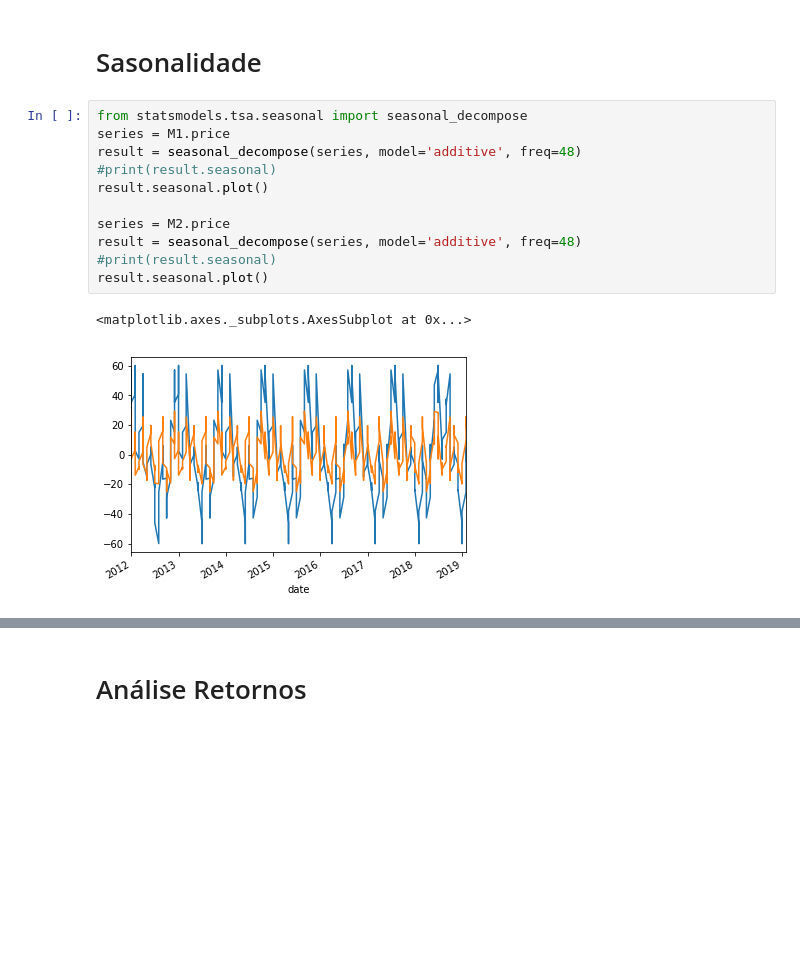
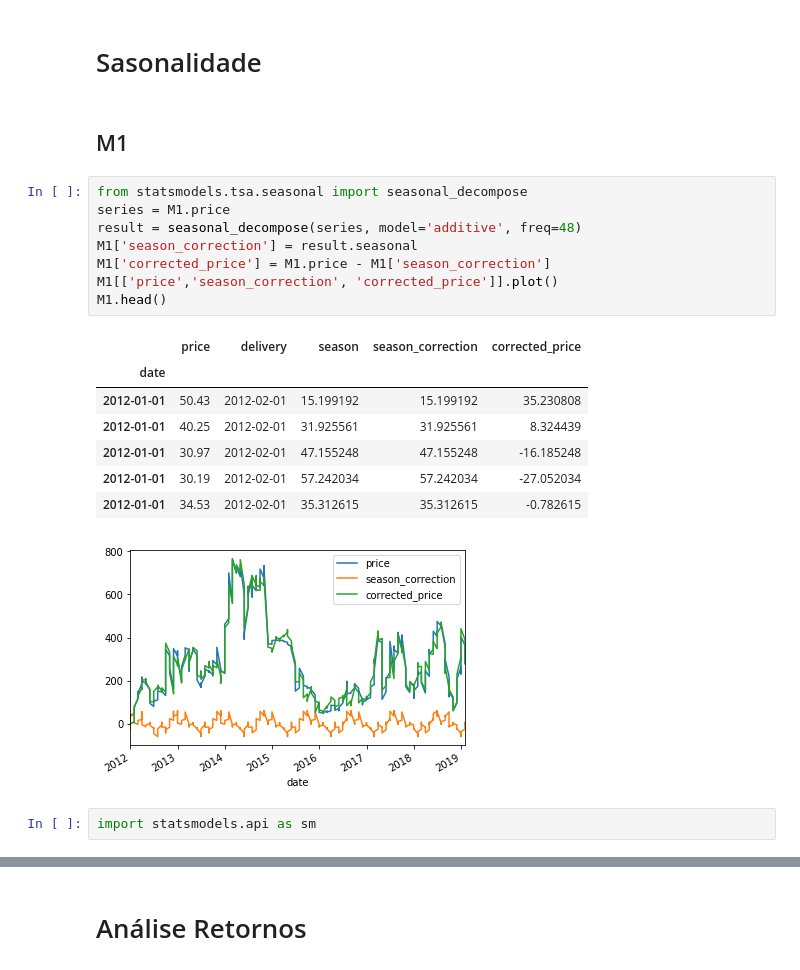
Before and after one commit to pedroargento/Mestrado, a Jupyter notebook: codigo.ipynb, the cells around one changed output, grey strips where cells are left out. Drawn from its saved outputs; the diff is of its cells as text; blank space fills up the shorter version.

Commit message:
Seasonality analysis and MSM

```diff
--- a/codigo.ipynb
+++ b/codigo.ipynb
@@ -122,17 +122,24 @@ fig.savefig(ospath(os.getcwd() + '/figs/priceSeries.png'))
 [figure]
 # %% [markdown]
 # Sasonalidade
+# %% [markdown]
+## M1
 # %%
 from statsmodels.tsa.seasonal import seasonal_decompose
 series = M1.price
 result = seasonal_decompose(series, model='additive', freq=48)
-#print(result.seasonal)
-result.seasonal.plot()
-
-series = M2.price
-result = seasonal_decompose(series, model='additive', freq=48)
-#print(result.seasonal)
-result.seasonal.plot()
+M1['season_correction'] = result.seasonal
+M1['corrected_price'] = M1.price - M1['season_correction']
+M1[['price','season_correction', 'corrected_price']].plot()
+M1.head()
 # %% [output]
-<matplotlib.axes._subplots.AxesSubplot at 0x...>
+|  | price | delivery | season | season_correction | corrected_price |
+| date |  |  |  |  |  |
+| 2012-01-01 | 50.43 | 2012-02-01 | 15.199192 | 15.199192 | 35.230808 |
+| 2012-01-01 | 40.25 | 2012-02-01 | 31.925561 | 31.925561 | 8.324439 |
+| 2012-01-01 | 30.97 | 2012-02-01 | 47.155248 | 47.155248 | -16.185248 |
+| 2012-01-01 | 30.19 | 2012-02-01 | 57.242034 | 57.242034 | -27.052034 |
+| 2012-01-01 | 34.53 | 2012-02-01 | 35.312615 | 35.312615 | -0.782615 |
-[figure, old version]
+[figure, new version]
+# %%
+import statsmodels.api as sm
```
Also changed, not shown: parts of 44 cells of this notebook.
